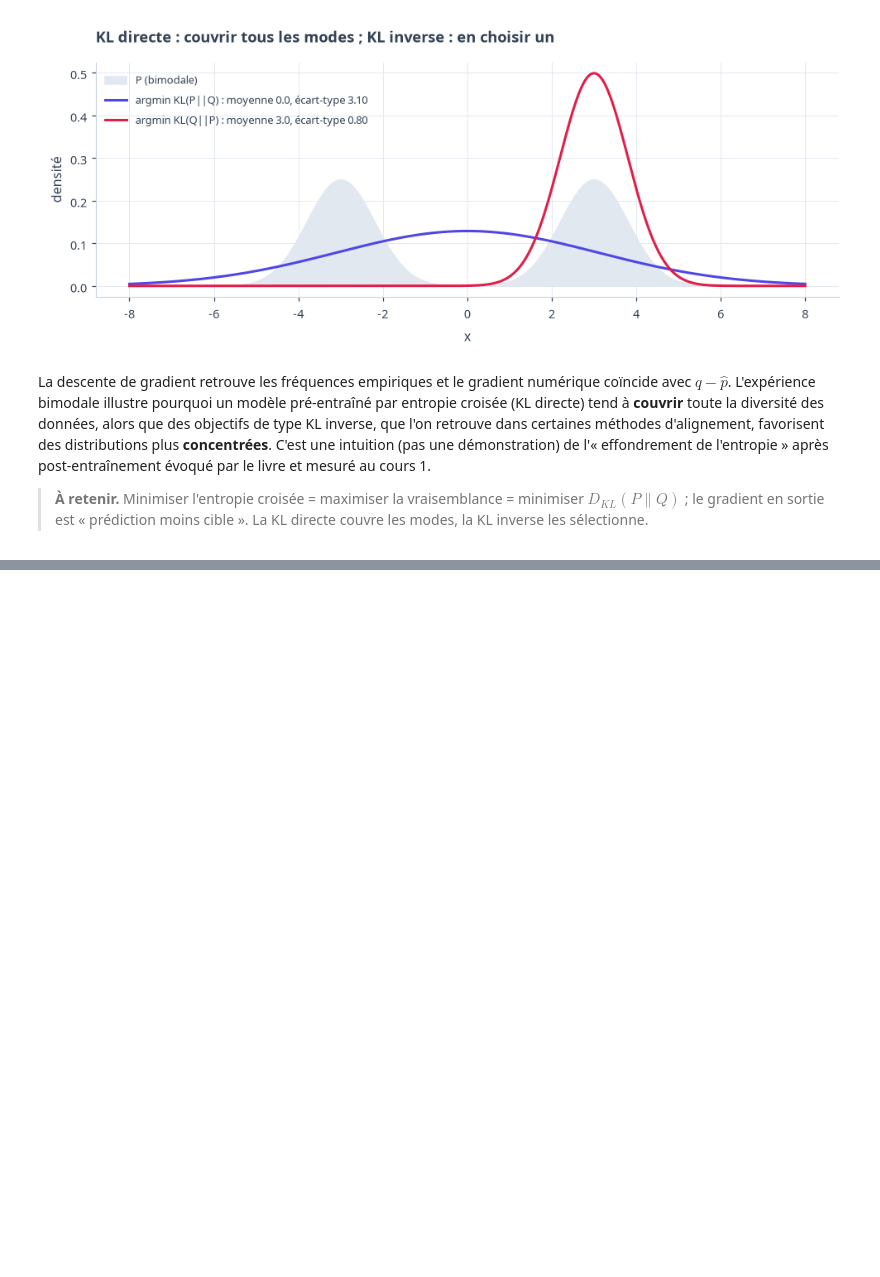
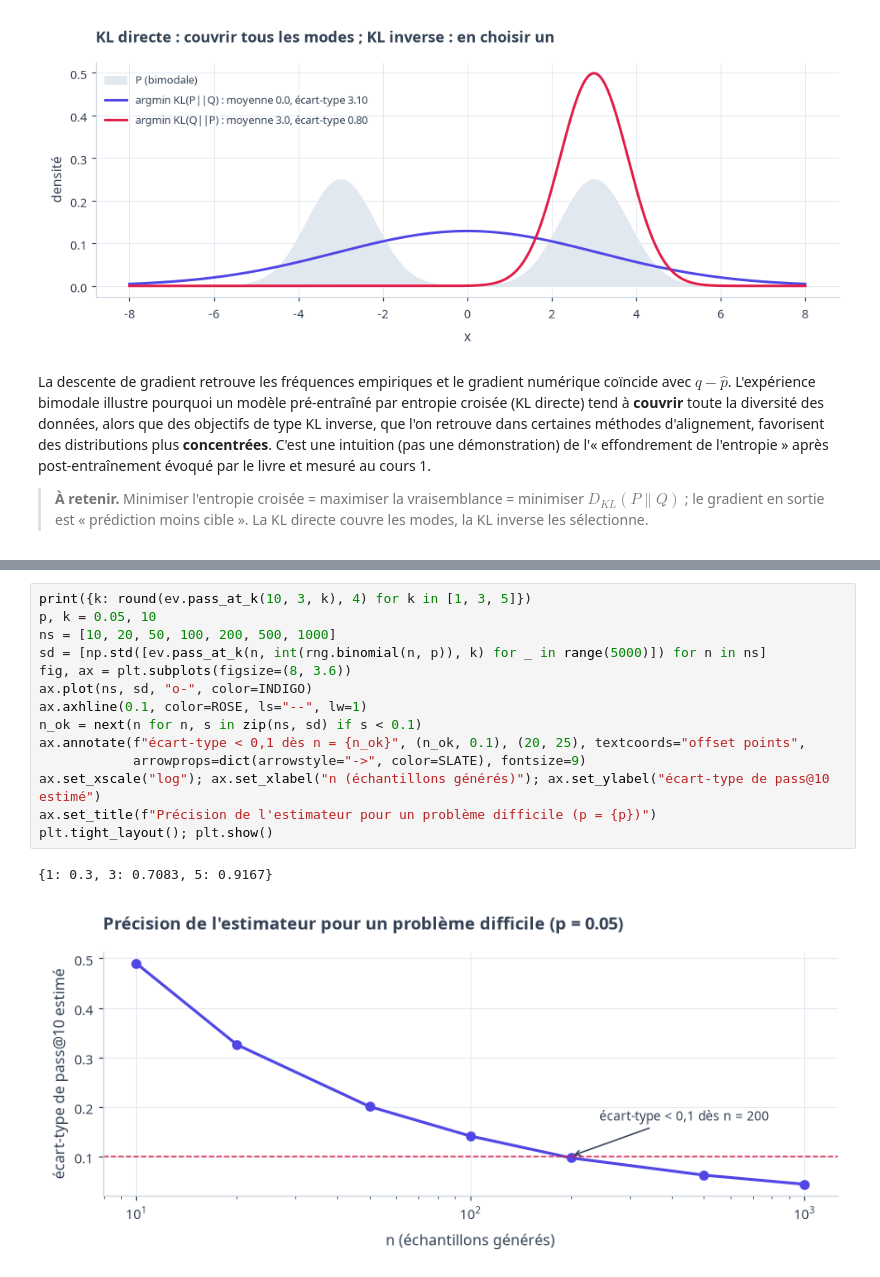
Before and after one commit to gwils28/AI_Engineering__ByTheBook, a Jupyter notebook: notebooks/ch03_methodologie_evaluation/ch03_exercices_01-06.ipynb, the cells around one changed output, grey strips where cells are left out. Drawn from its saved outputs; the diff is of its cells as text; blank space fills up the shorter version.

```diff
--- a/notebooks/ch03_methodologie_evaluation/ch03_exercices_01-06.ipynb
+++ b/notebooks/ch03_methodologie_evaluation/ch03_exercices_01-06.ipynb
@@ -278,0 +440,17 @@ d'alignement, favorisent des distributions plus **concentrées**. C'est une intu
+# %%
+print({k: round(ev.pass_at_k(10, 3, k), 4) for k in [1, 3, 5]})
+p, k = 0.05, 10
+ns = [10, 20, 50, 100, 200, 500, 1000]
+sd = [np.std([ev.pass_at_k(n, int(rng.binomial(n, p)), k) for _ in range(5000)]) for n in ns]
+fig, ax = plt.subplots(figsize=(8, 3.6))
+ax.plot(ns, sd, "o-", color=INDIGO)
+ax.axhline(0.1, color=ROSE, ls="--", lw=1)
+n_ok = next(n for n, s in zip(ns, sd) if s < 0.1)
+ax.annotate(f"écart-type < 0,1 dès n = {n_ok}", (n_ok, 0.1), (20, 25), textcoords="offset points",
+            arrowprops=dict(arrowstyle="->", color=SLATE), fontsize=9)
+ax.set_xscale("log"); ax.set_xlabel("n (échantillons générés)"); ax.set_ylabel("écart-type de pass@10 estimé")
+ax.set_title(f"Précision de l'estimateur pour un problème difficile (p = {p})")
+plt.tight_layout(); plt.show()
+# %% [output]
+{1: 0.3, 3: 0.7083, 5: 0.9167}
+[figure, added]
```
Also changed, not shown: parts of 21 cells of this notebook.
